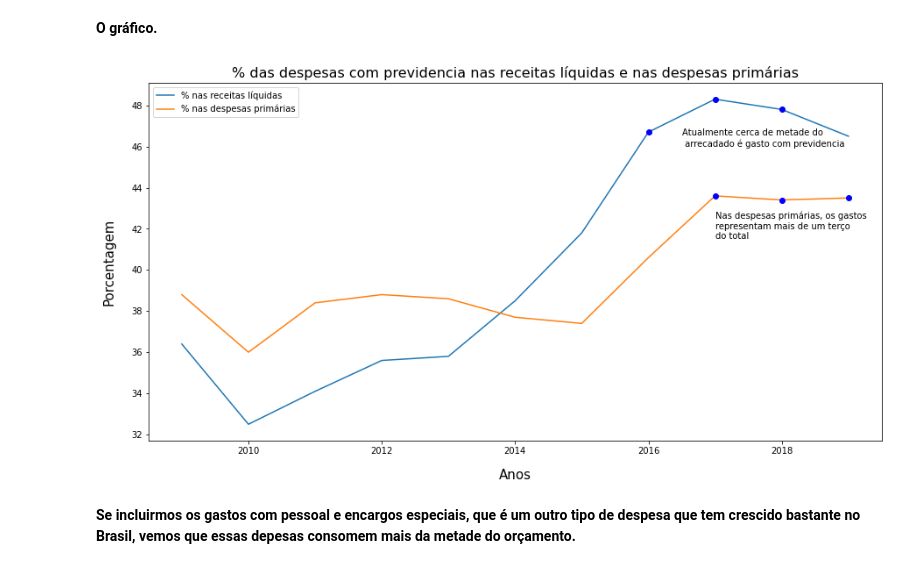
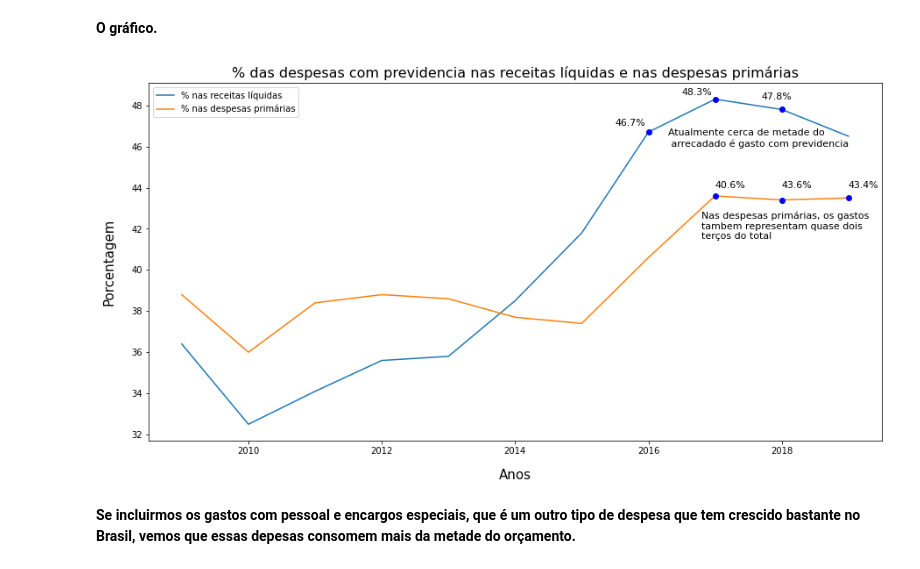
Before and after one commit to jp-data/breves-analises, a Jupyter notebook: Previdência_social_brasileira.ipynb, the cells around one changed output. Drawn from its saved outputs; the diff is of its cells as text; code cells hidden in the pictures.

```diff
--- a/Previdência_social_brasileira.ipynb
+++ b/Previdência_social_brasileira.ipynb
@@ -472,36 +492,48 @@ previdencia_em_porcentagem.na_despesa_primaria= previdencia_em_porcentagem.na_de
 x= previdencia_em_porcentagem.ano[12:23]
 
                         #determinação dos eixos y's;
 #o primeiro recebe a despesa previdenciaria no montante da receita liquida, em porcentagem.
 y1= (previdencia_em_porcentagem.na_receita_liquida[12:23])*100
 
 #o segundo recebe a despesa previdenciaria no montante das despesas primárias, em porcentagem.
 y2= (previdencia_em_porcentagem.na_despesa_primaria[12:23])*100
 
                           #plotando o gráfico
 #escolhendo o tamnho do gráfico
 figura= plt.figure(figsize=(15,7.5))
 #plotando a primeira linha, com a trajetória dos dados a respeito da % das despesas previdenciarias no montante as receitas liquidas.
 figura= plt.plot(x, y1, label= '% nas receitas líquidas')
 #plotando a segunda linha, com a trajetória dos dados a respeito da % das despesas previdenciárias no montante das despesas primárias.
 figura= plt.plot(x, y2, label= '% nas despesas primárias')
 
 plt.xlabel('Anos', fontsize= 15, labelpad= 15)
 plt.ylabel('Porcentagem', fontsize= 15, labelpad= 18)
-plt.text( 2016.5,46, "Atualmente cerca de metade do \n arrecadado é gasto com previdencia")
-plt.text( 2017, 41.5, "Nas despesas primárias, os gastos \nrepresentam mais de um terço \ndo total")
+
+plt.text( 2016.3,46, "Atualmente cerca de metade do \n arrecadado é gasto com previdencia", fontsize=11)
+plt.text( 2016.8, 41.5, "Nas despesas primárias, os gastos \ntambem representam quase dois \nterços do total", fontsize=11)
+
+texto= (previdencia_em_porcentagem.na_receita_liquida*100).apply(str)
+plt.text(2015.5,47,texto[19]+"%", fontsize=11)
+plt.text(2016.5, 48.5, texto[20]+"%", fontsize=11)
+plt.text(2017.7,48.3, texto[21]+"%", fontsize=11)
+
+texto2= (previdencia_em_porcentagem.na_despesa_primaria*100).apply(str)
+plt.text(2017,44, texto2[19]+"%", fontsize=11)
+plt.text(2018,44, texto2[20]+"%", fontsize=11)
+plt.text(2019,44, texto2[21]+"%", fontsize=11)
+
 plt.plot(2016,46.7, 'bo')
 plt.plot(2017, 48.3, 'bo')
 plt.plot(2018, 47.8, 'bo' )
 plt.plot(2017, 43.6, 'bo')
 plt.plot(2018,43.4, 'bo')
 plt.plot(2019, 43.5, 'bo')
 
 plt.title('% das despesas com previdencia nas receitas líquidas e nas despesas primárias', fontsize= 16)
 plt.legend()
 plt.show()
 # %% [output]
-[figure, old version]
+[figure, new version]
 # %% [markdown]
 **Se incluirmos os gastos com pessoal e encargos especiais, que é um outro tipo de despesa que tem crescido bastante no Brasil, vemos que essas depesas consomem mais da metade do orçamento.**
 # %%
```
Also changed, not shown: parts of 2 cells of this notebook.
